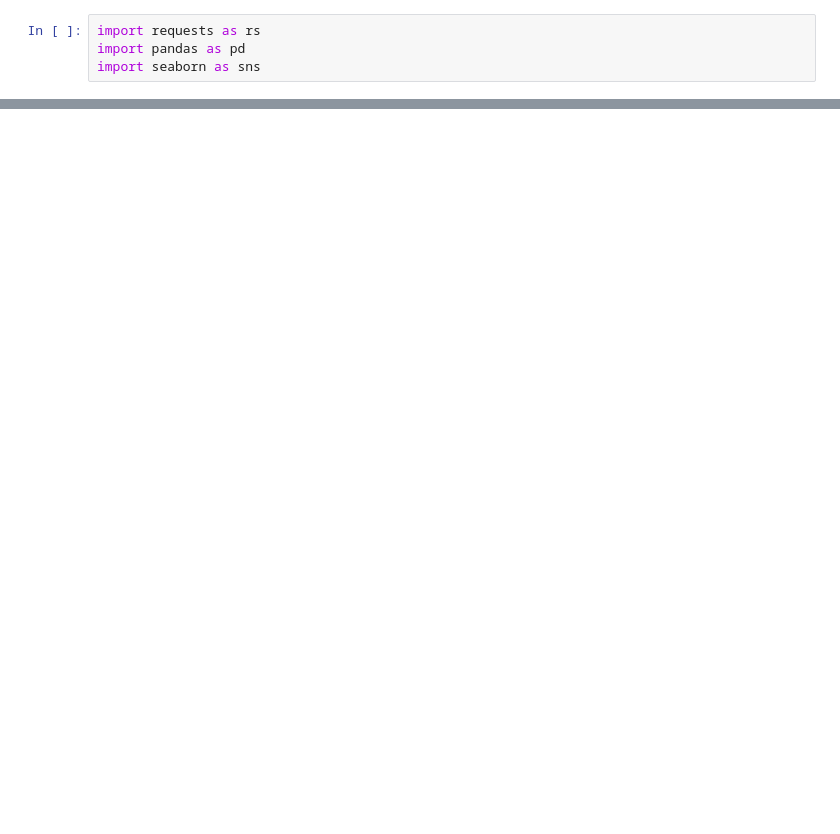
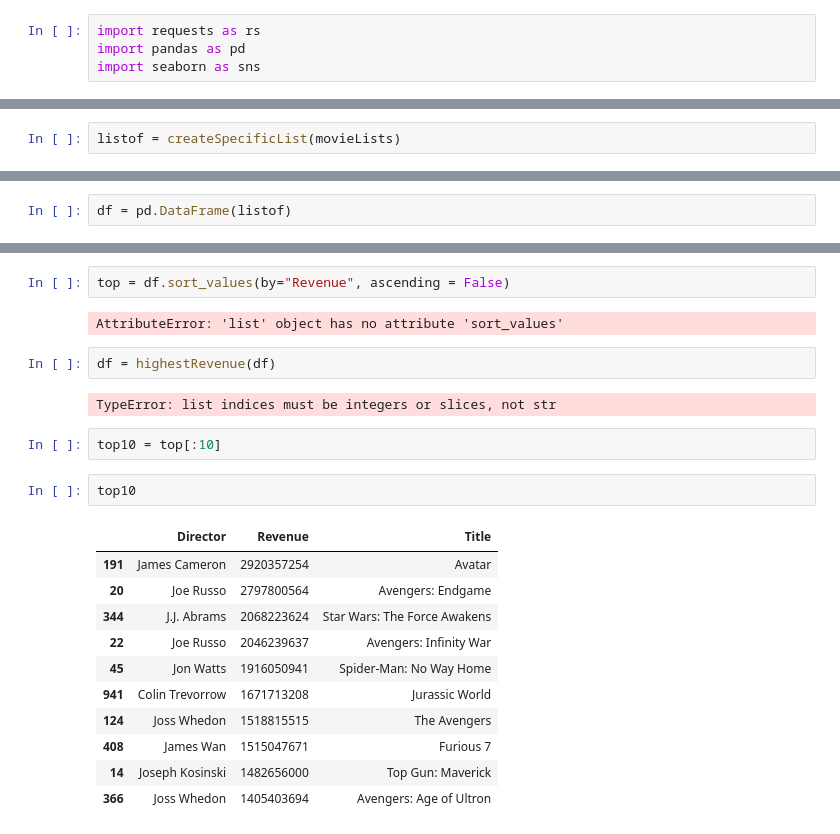
Before and after one commit to AndrewABrain/CCIC_DS1, a Jupyter notebook: Data Science Project 2.ipynb, the cells around one changed output, grey strips where cells are left out. Drawn from its saved outputs; the diff is of its cells as text; blank space fills up the shorter version.

```diff
--- a/Data Science Project 2.ipynb
+++ b/Data Science Project 2.ipynb
@@ -25,0 +48,2 @@ def createList():
+# %%
+listof = createSpecificList(movieLists)
@@ -25,0 +72,2 @@ def createList():
+# %%
+df = pd.DataFrame(listof)
@@ -25,0 +94,24 @@ def createList():
+# %%
+top = df.sort_values(by="Revenue", ascending = False)
+# %% [output]
+AttributeError: 'list' object has no attribute 'sort_values'
+# %%
+df = highestRevenue(df)
+# %% [output]
+TypeError: list indices must be integers or slices, not str
+# %%
+top10 = top[:10]
+# %%
+top10
+# %% [output]
+|  | Director | Revenue | Title |
+| 191 | James Cameron | 2920357254 | Avatar |
+| 20 | Joe Russo | 2797800564 | Avengers: Endgame |
+| 344 | J.J. Abrams | 2068223624 | Star Wars: The Force Awakens |
+| 22 | Joe Russo | 2046239637 | Avengers: Infinity War |
+| 45 | Jon Watts | 1916050941 | Spider-Man: No Way Home |
+| 941 | Colin Trevorrow | 1671713208 | Jurassic World |
+| 124 | Joss Whedon | 1518815515 | The Avengers |
+| 408 | James Wan | 1515047671 | Furious 7 |
+| 14 | Joseph Kosinski | 1482656000 | Top Gun: Maverick |
+| 366 | Joss Whedon | 1405403694 | Avengers: Age of Ultron |
```
Also changed, not shown: parts of 12 cells of this notebook.
